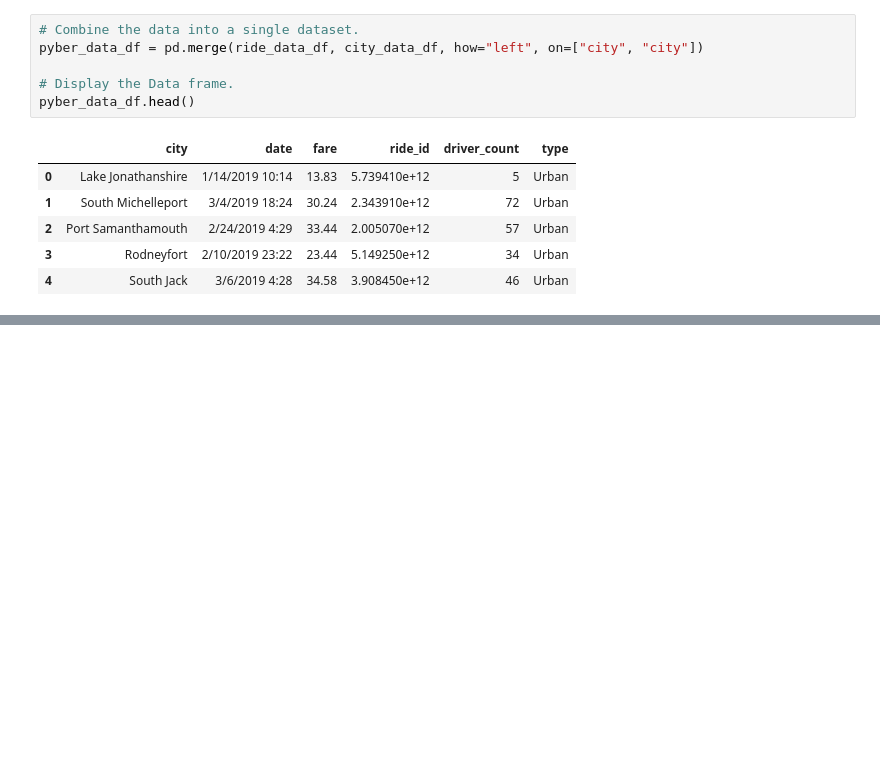
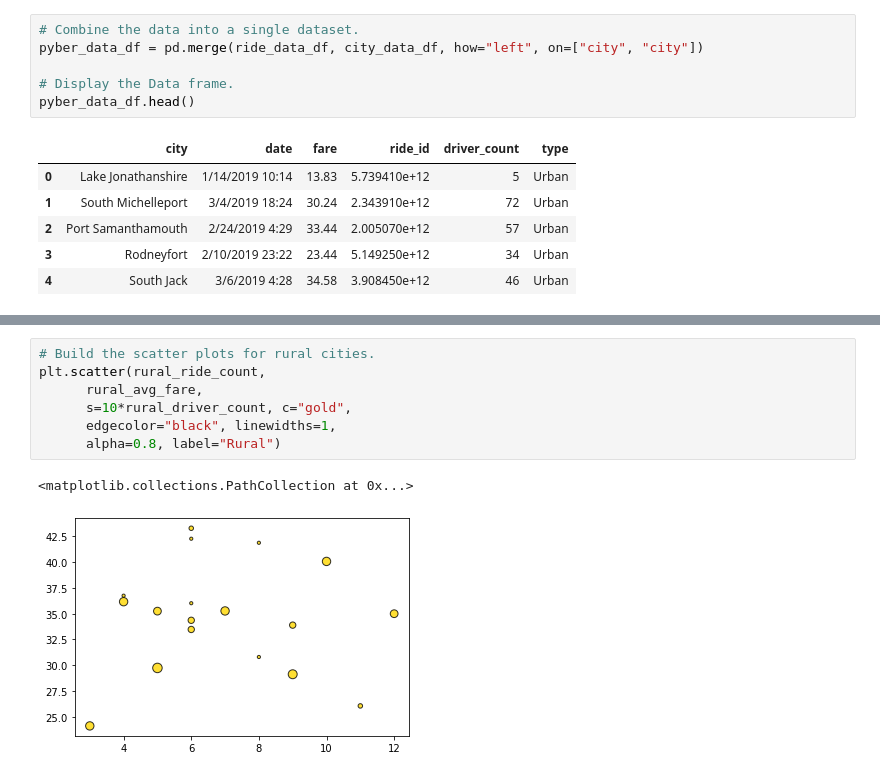
Before and after one commit to JANASIA42/PyBer_Analysis, a Jupyter notebook: Pyber.ipynb, the cells around one changed output, grey strips where cells are left out. Drawn from its saved outputs; the diff is of its cells as text; blank space fills up the shorter version.

```diff
--- a/Pyber.ipynb
+++ b/Pyber.ipynb
@@ -117,0 +299,10 @@ pyber_data_df.head()
+# %%
+# Build the scatter plots for rural cities.
+plt.scatter(rural_ride_count,
+      rural_avg_fare,
+      s=10*rural_driver_count, c="gold",
+      edgecolor="black", linewidths=1,
+      alpha=0.8, label="Rural")
+# %% [output]
+<matplotlib.collections.PathCollection at 0x...>
+[figure, added]
```
Also changed, not shown: parts of 13 cells of this notebook.
